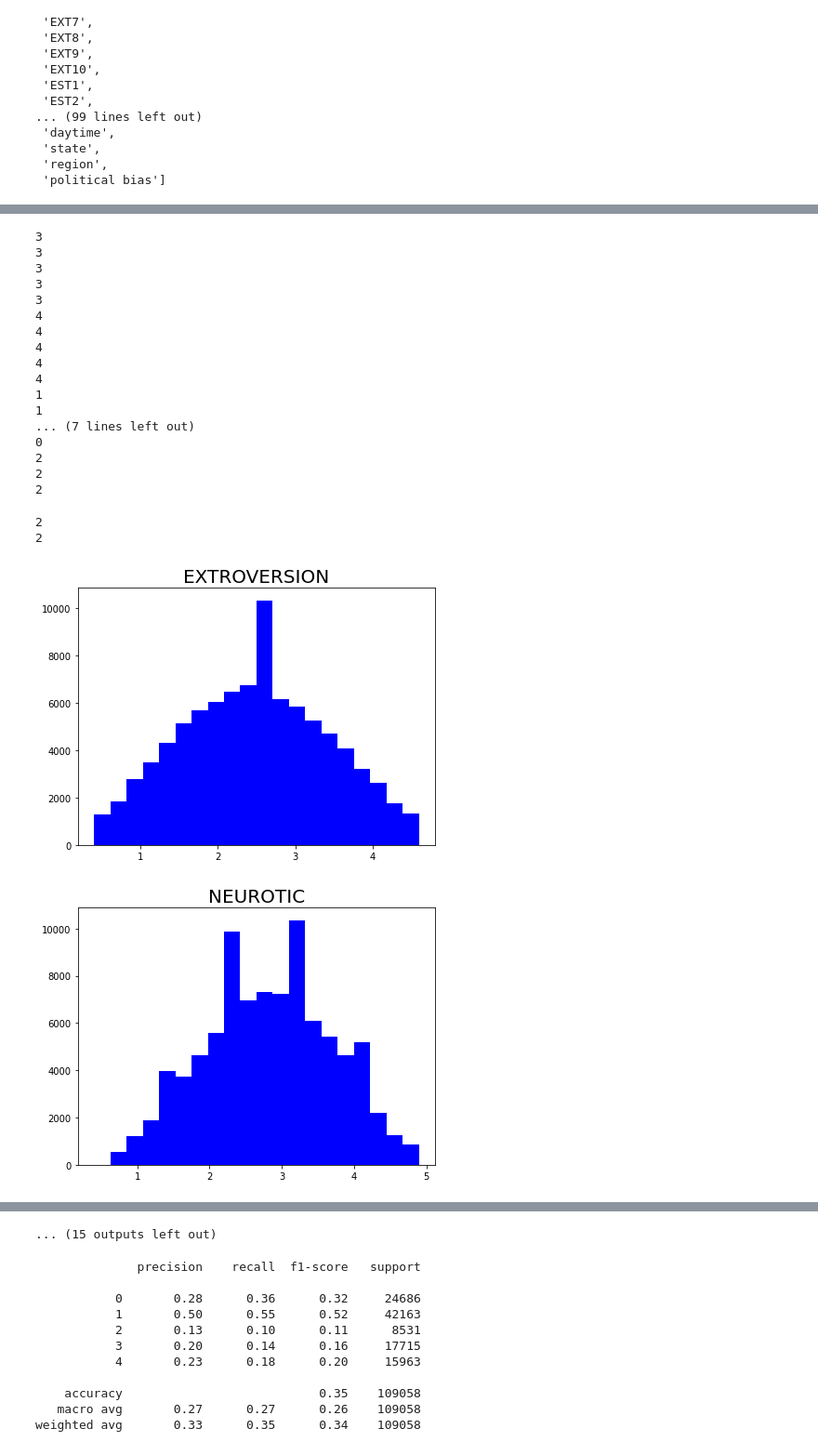
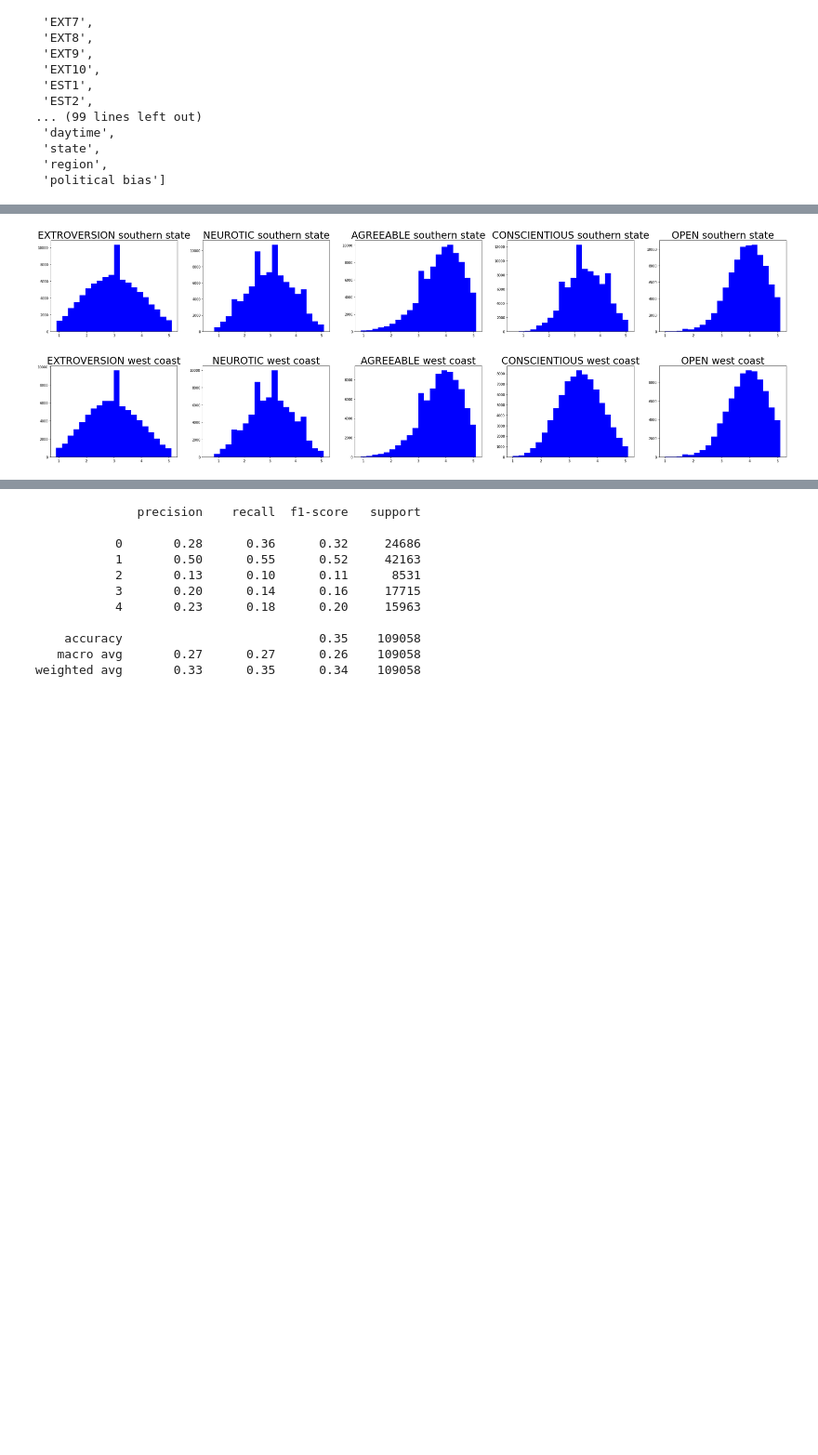
Before and after one commit to marvin2311/BigFive_Personality_Analysis, a Jupyter notebook: Notebook_Eric.ipynb, the cells around one changed output, grey strips where cells are left out. Shown: that part at 93% size. Drawn from its saved outputs; the diff is of its cells as text; code cells hidden in the pictures; blank space fills up the shorter version.

Commit message:
regional feature distribution

```diff
--- a/Notebook_Eric.ipynb
+++ b/Notebook_Eric.ipynb
@@ -726,7 +689,7 @@ Dataset_USA.columns.tolist()
  'region',
  'political bias']
 # %%
-Dataset_USA_predict_bias = Dataset_USA_transformed.drop(['EXT1_E',
+Dataset_USA_predict_bias = Dataset_USA_reversed.drop(['EXT1_E',
  'EXT2_E',
  'EXT3_E',
  'EXT4_E',
@@ -819,43 +782,23 @@ df_sums.head()
 # %%
 
 
 
 for region in df_sums['region'].unique():
     df_loop = df_sums.loc[df_sums['region'] == region]
+    i = 1
+    plt.figure(figsize=(40,60))
     for col in df_loop.drop(columns = ['region', 'political bias']).columns:
-        print(region)
-        i = 1
-        plt.figure(figsize=(40,60))
         #sns.histplot(df_sums[col])
         #plt.show()
         plt.subplot(10,5,i)
         plt.hist(df_loop[col], color="blue", bins=20)
-        plt.title(col.upper(), fontsize=20)
+        plt.title(col.upper() + ' ' + region, fontsize=30)
         i = i+1
 
         #plt.hist(df[df_loop[col]], color="black", bins=20)
         #plt.title(df_loop[col], fontsize=20)
         #plt.show()
         #print()
 # %% [output]
-3
-3
-3
-3
-3
-4
-4
-4
-4
-4
-1
-1
-... (7 lines left out)
-0
-2
-2
-2
-2
-2
-[figure, old version]
+[figure, new version]
-[figure, old version]
+[figure, new version]
@@ -870,4 +808,3 @@ for region in df_sums['region'].unique():
-... (15 outputs left out)
 # %%
 plt.figure(figsize=(40,60))
 for i in range(1, 11):
```
Also changed, not shown: parts of 9 cells of this notebook.
